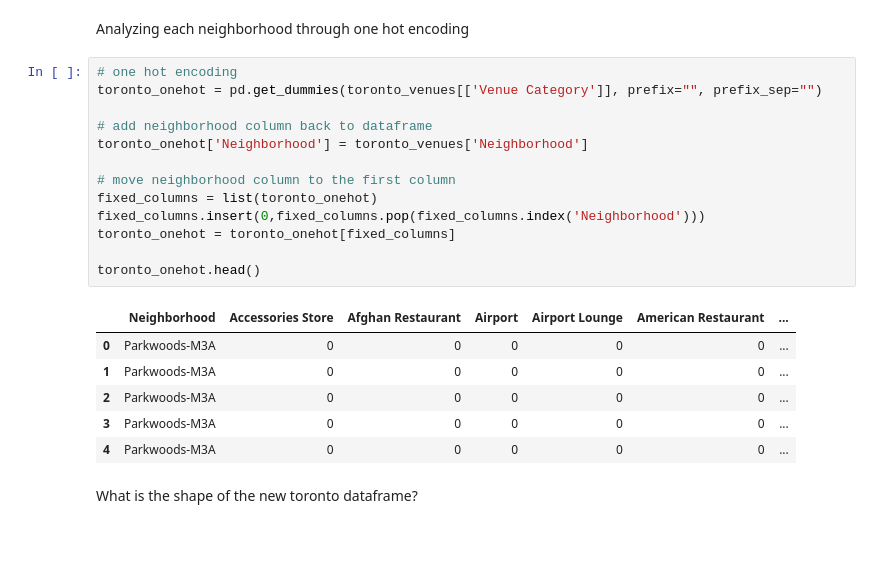
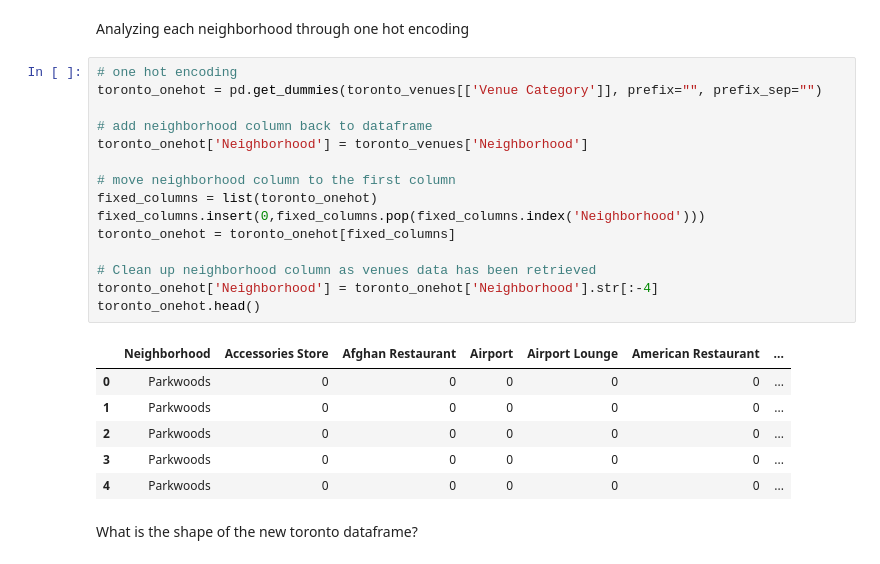
Before and after one commit to chiew-seng-chun/Coursera_IBM_Capstone, a Jupyter notebook: Week_3_Submission.ipynb, the cells around one changed output. Saved outputs shown, nothing was run; the diff lists cells and outputs as text.

```diff
--- a/Week_3_Submission.ipynb
+++ b/Week_3_Submission.ipynb
@@ -456,23 +463,25 @@ Analyzing each neighborhood through one hot encoding
 # %%
 # one hot encoding
 toronto_onehot = pd.get_dummies(toronto_venues[['Venue Category']], prefix="", prefix_sep="")
 
 # add neighborhood column back to dataframe
 toronto_onehot['Neighborhood'] = toronto_venues['Neighborhood']
 
 # move neighborhood column to the first column
 fixed_columns = list(toronto_onehot)
 fixed_columns.insert(0,fixed_columns.pop(fixed_columns.index('Neighborhood')))
 toronto_onehot = toronto_onehot[fixed_columns]
 
+# Clean up neighborhood column as venues data has been retrieved
+toronto_onehot['Neighborhood'] = toronto_onehot['Neighborhood'].str[:-4]
 toronto_onehot.head()
 # %% [output]
 |  | Neighborhood | Accessories Store | Afghan Restaurant | Airport | Airport Lounge | American Restaurant | ... |
-| 0 | Parkwoods-M3A | 0 | 0 | 0 | 0 | 0 | ... |
-| 1 | Parkwoods-M3A | 0 | 0 | 0 | 0 | 0 | ... |
-| 2 | Parkwoods-M3A | 0 | 0 | 0 | 0 | 0 | ... |
-| 3 | Parkwoods-M3A | 0 | 0 | 0 | 0 | 0 | ... |
-| 4 | Parkwoods-M3A | 0 | 0 | 0 | 0 | 0 | ... |
+| 0 | Parkwoods | 0 | 0 | 0 | 0 | 0 | ... |
+| 1 | Parkwoods | 0 | 0 | 0 | 0 | 0 | ... |
+| 2 | Parkwoods | 0 | 0 | 0 | 0 | 0 | ... |
+| 3 | Parkwoods | 0 | 0 | 0 | 0 | 0 | ... |
+| 4 | Parkwoods | 0 | 0 | 0 | 0 | 0 | ... |
 # %% [markdown]
 What is the shape of the new toronto dataframe?
 # %%
```
Also changed, not shown: parts of 20 cells of this notebook.
